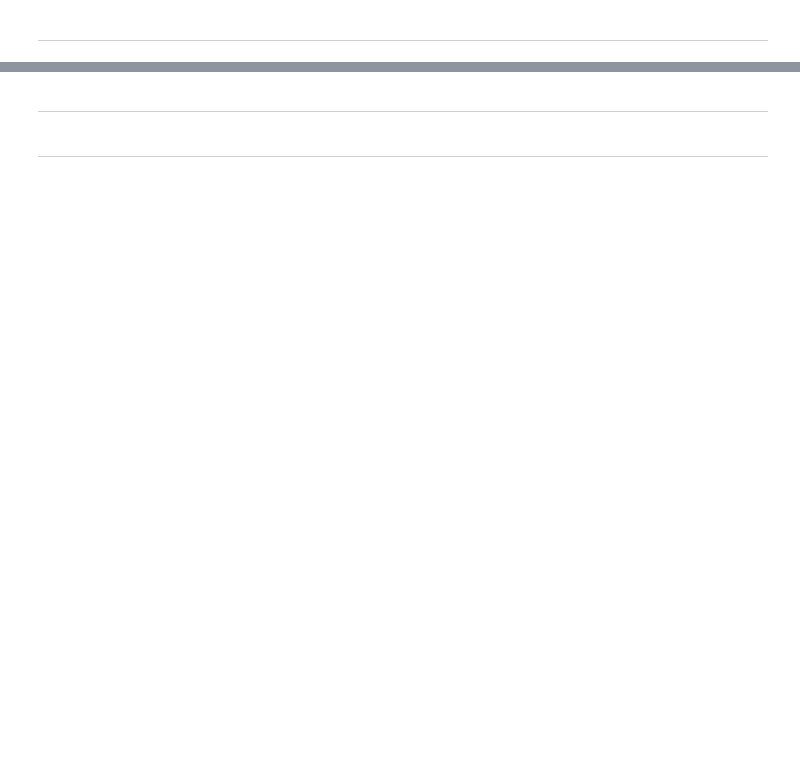
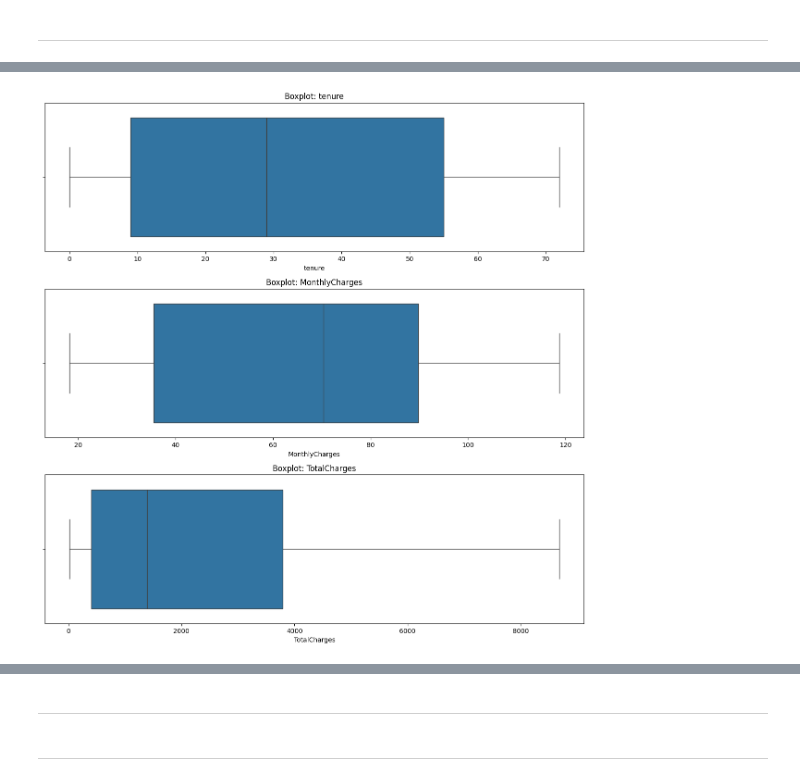
Before and after one commit to Le-AnV/telco-churn-prediction-pipeline, a Jupyter notebook: notebook/notebook.ipynb, the cells around one changed output, grey strips where cells are left out. Drawn from its saved outputs; the diff is of its cells as text; code cells hidden in the pictures; blank space fills up the shorter version.

```diff
--- a/notebook/notebook.ipynb
+++ b/notebook/notebook.ipynb
@@ -123,0 +91,8 @@ plt.grid(axis='y', linestyle='--', alpha=0.7)
+# %%
+df['TotalCharges'] = pd.to_numeric(df['TotalCharges'], errors='coerce')
+
+df_numeric = df.select_dtypes(include=['number'])   # df chứa các cột số
+df_obj = df.select_dtypes(include=['object'])   # df chứa các kiểu str
+# %%
+for col in df_obj.columns:
+    print(f"{col}:\n{df[col].unique()}\n")
@@ -123,0 +117,17 @@ plt.grid(axis='y', linestyle='--', alpha=0.7)
+# %%
+# số lượng cột số
+num_cols = df_numeric.shape[1]
+
+# thiết lập figure
+plt.figure(figsize=(12, 4 * num_cols))
+
+for i, col in enumerate(df_numeric.columns, 1):
+    if col == 'SeniorCitizen':
+        continue
+
+    plt.subplot(num_cols, 1, i)
+    sns.boxplot(x=df_numeric[col])
+    plt.title(f"Boxplot: {col}")
+    plt.tight_layout()
+# %% [output]
+[figure, added]
```
Also changed, not shown: parts of 46 cells of this notebook, 1 other file.
